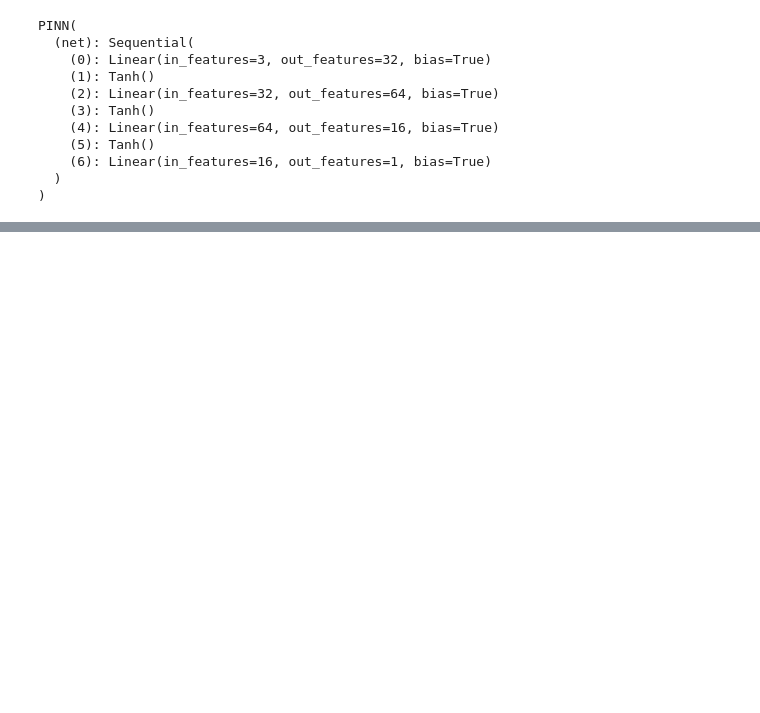
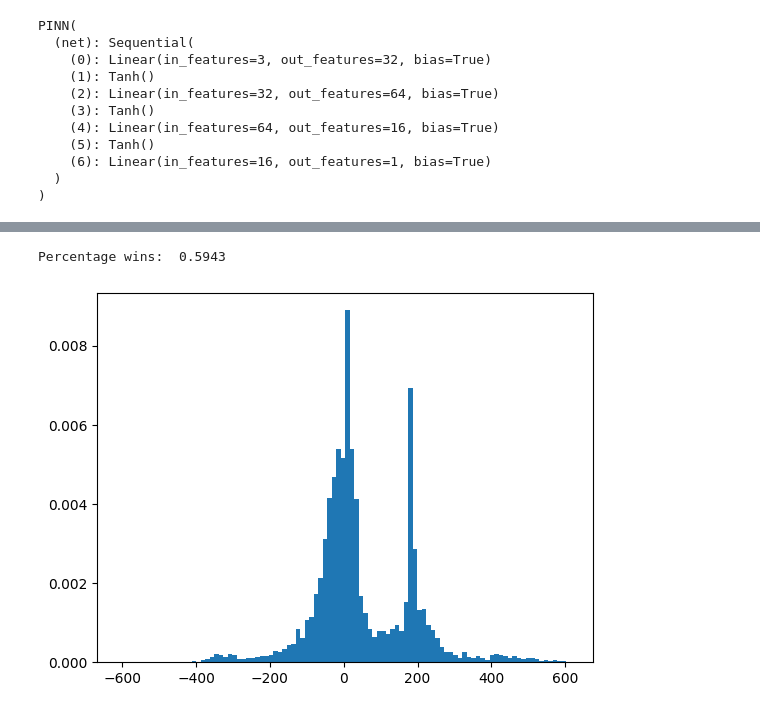
Before and after one commit to Raghava-Ayyagari/Quant-Trading, a Jupyter notebook: Black_and_Scholes/Strategy.ipynb, the cells around one changed output, grey strips where cells are left out. Cells and saved outputs as stored; diff of their text form; code cells hidden in the pictures; blank space fills up the shorter version.

```diff
--- a/Black_and_Scholes/Strategy.ipynb
+++ b/Black_and_Scholes/Strategy.ipynb
@@ -368,0 +367,8 @@ plt.show()
+# %%
+indicator=np.where((My_strat-Original_Strat)>3,1,0)
+print("Percentage wins: ",np.mean(indicator))
+plt.hist((My_strat-Original_Strat),density=True,bins=100)
+plt.show()
+# %% [output]
+Percentage wins:  0.5943
+[figure, added]
```
Also changed, not shown: parts of 11 cells of this notebook.
